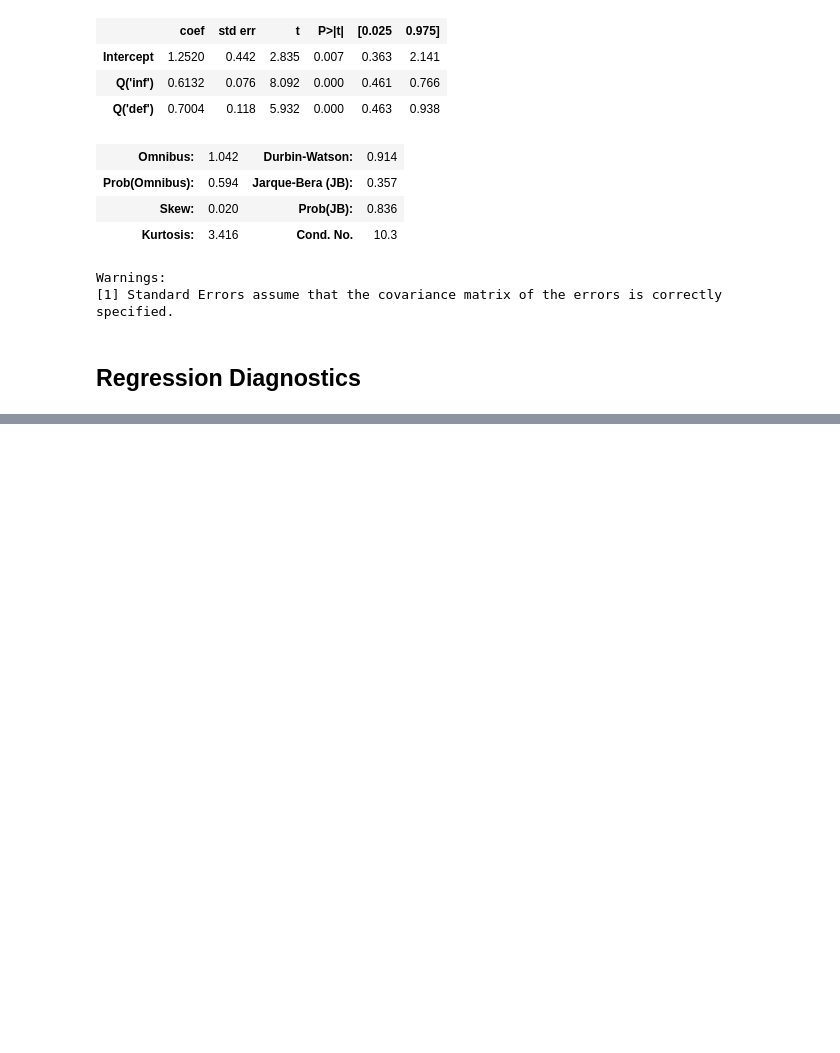
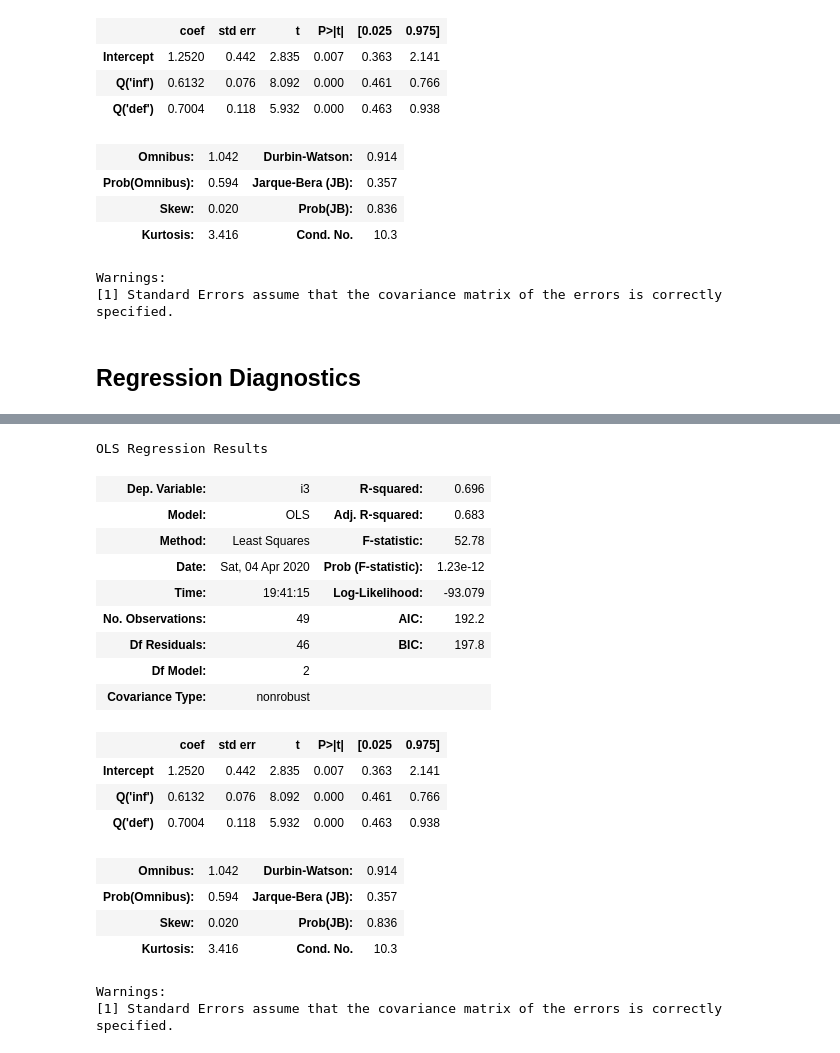
Before and after one commit to espin086/mybook_python_econometrics, a Jupyter notebook: notebooks/4_basic_regression_analysis_with_time_series_data/4_basic_regression_analysis_with_time_series_data.ipynb, the cells around one changed output, grey strips where cells are left out. Cells and saved outputs as stored; diff of their text form; code cells hidden in the pictures; blank space fills up the shorter version.

```diff
--- a/notebooks/4_basic_regression_analysis_with_time_series_data/4_basic_regression_analysis_with_time_series_data.ipynb
+++ b/notebooks/4_basic_regression_analysis_with_time_series_data/4_basic_regression_analysis_with_time_series_data.ipynb
@@ -477,0 +462,23 @@ INTERPRETATION: if Chi^2 two-tail prob. < .10 then the residuals are NOT normall
+# %%
+diagostics['model']
+# %% [output]
+OLS Regression Results
+| Dep. Variable: | i3 | R-squared: | 0.696 |
+| Model: | OLS | Adj. R-squared: | 0.683 |
+| Method: | Least Squares | F-statistic: | 52.78 |
+| Date: | Sat, 04 Apr 2020 | Prob (F-statistic): | 1.23e-12 |
+| Time: | 19:41:15 | Log-Likelihood: | -93.079 |
+| No. Observations: | 49 | AIC: | 192.2 |
+| Df Residuals: | 46 | BIC: | 197.8 |
+| Df Model: | 2 |  |  |
+| Covariance Type: | nonrobust |  |  |
+|  | coef | std err | t | P>|t| | [0.025 | 0.975] |
+| Intercept | 1.2520 | 0.442 | 2.835 | 0.007 | 0.363 | 2.141 |
+| Q('inf') | 0.6132 | 0.076 | 8.092 | 0.000 | 0.461 | 0.766 |
+| Q('def') | 0.7004 | 0.118 | 5.932 | 0.000 | 0.463 | 0.938 |
+| Omnibus: | 1.042 | Durbin-Watson: | 0.914 |
+| Prob(Omnibus): | 0.594 | Jarque-Bera (JB): | 0.357 |
+| Skew: | 0.020 | Prob(JB): | 0.836 |
+| Kurtosis: | 3.416 | Cond. No. | 10.3 |
+Warnings:
+[1] Standard Errors assume that the covariance matrix of the errors is correctly specified.
```
Also changed, not shown: parts of 1 cell of this notebook, 8 other files.
